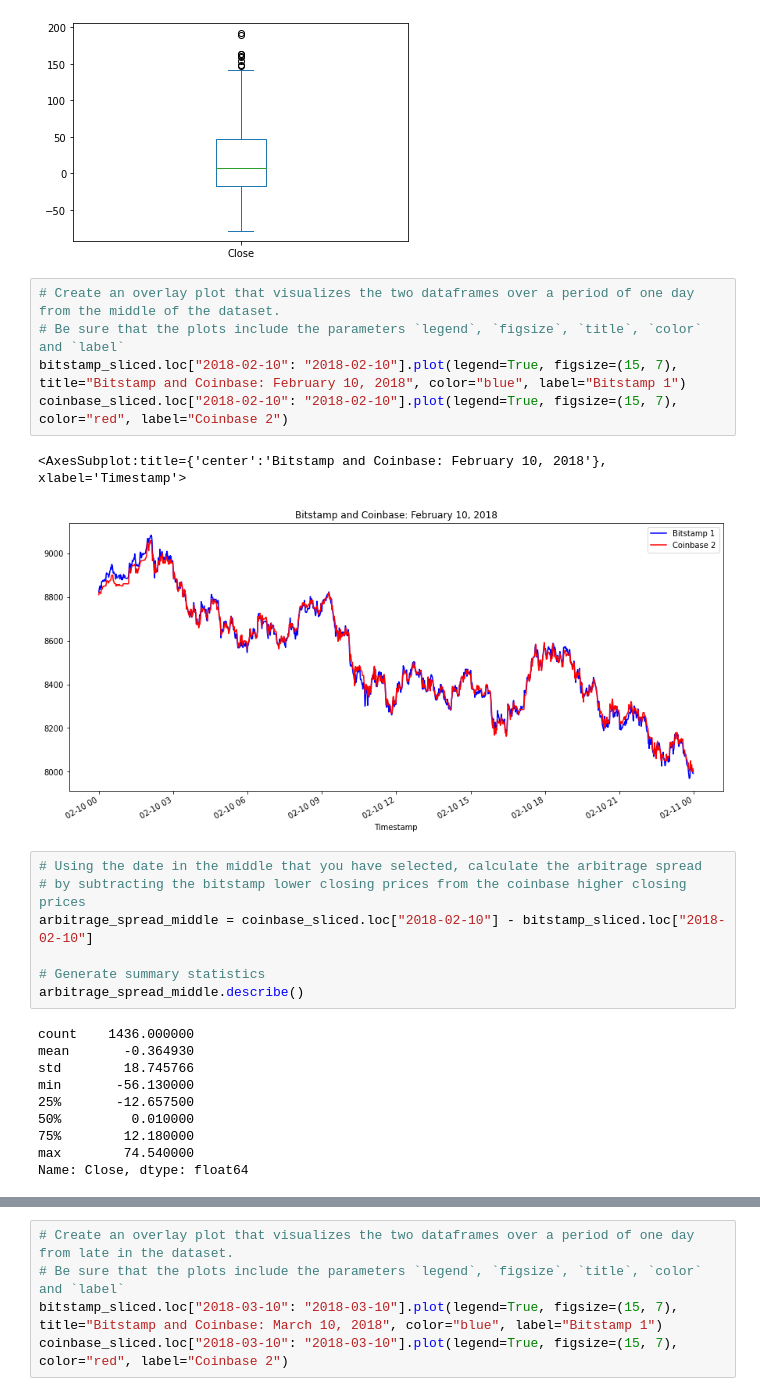
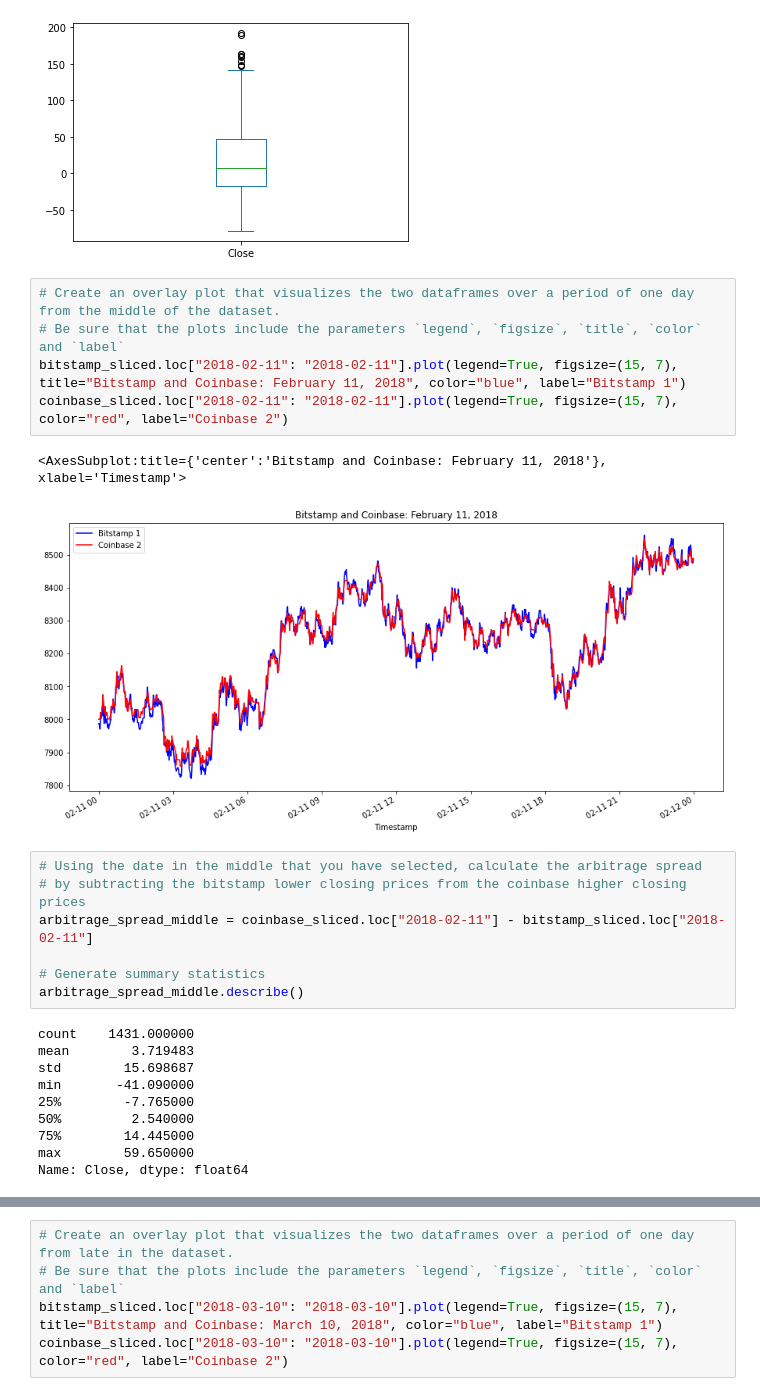
Before and after one commit to Knyazhna/Crypto_Arbitrage, a Jupyter notebook: crypto_arbitrage.ipynb, the cells around one changed output, grey strips where cells are left out. Saved outputs shown, nothing was run; the diff lists cells and outputs as text.

```diff
--- a/crypto_arbitrage.ipynb
+++ b/crypto_arbitrage.ipynb
@@ -436,27 +436,27 @@ arbitrage_spread_early.plot(kind="box")
 # %%
 # Create an overlay plot that visualizes the two dataframes over a period of one day from the middle of the dataset.
 # Be sure that the plots include the parameters `legend`, `figsize`, `title`, `color` and `label`
-bitstamp_sliced.loc["2018-02-10": "2018-02-10"].plot(legend=True, figsize=(15, 7), title="Bitstamp and Coinbase: February 10, 2018", color="blue", label="Bitstamp 1")
-coinbase_sliced.loc["2018-02-10": "2018-02-10"].plot(legend=True, figsize=(15, 7), color="red", label="Coinbase 2")
+bitstamp_sliced.loc["2018-02-11": "2018-02-11"].plot(legend=True, figsize=(15, 7), title="Bitstamp and Coinbase: February 11, 2018", color="blue", label="Bitstamp 1")
+coinbase_sliced.loc["2018-02-11": "2018-02-11"].plot(legend=True, figsize=(15, 7), color="red", label="Coinbase 2")
 # %% [output]
-<AxesSubplot:title={'center':'Bitstamp and Coinbase: February 10, 2018'}, xlabel='Timestamp'>
+<AxesSubplot:title={'center':'Bitstamp and Coinbase: February 11, 2018'}, xlabel='Timestamp'>
-[figure, old version]
+[figure, new version]
 # %%
 # Using the date in the middle that you have selected, calculate the arbitrage spread
 # by subtracting the bitstamp lower closing prices from the coinbase higher closing prices
-arbitrage_spread_middle = coinbase_sliced.loc["2018-02-10"] - bitstamp_sliced.loc["2018-02-10"]
+arbitrage_spread_middle = coinbase_sliced.loc["2018-02-11"] - bitstamp_sliced.loc["2018-02-11"]
 
 # Generate summary statistics
 arbitrage_spread_middle.describe()
 # %% [output]
-count    1436.000000
-mean       -0.364930
-std        18.745766
-min       -56.130000
-25%       -12.657500
-50%         0.010000
-75%        12.180000
-max        74.540000
+count    1431.000000
+mean        3.719483
+std        15.698687
+min       -41.090000
+25%        -7.765000
+50%         2.540000
+75%        14.445000
+max        59.650000
 Name: Close, dtype: float64
 # %%
 # Visualize the arbitrage spread from the middle of the dataset in a box plot
```
Also changed, not shown: parts of 26 cells of this notebook.
